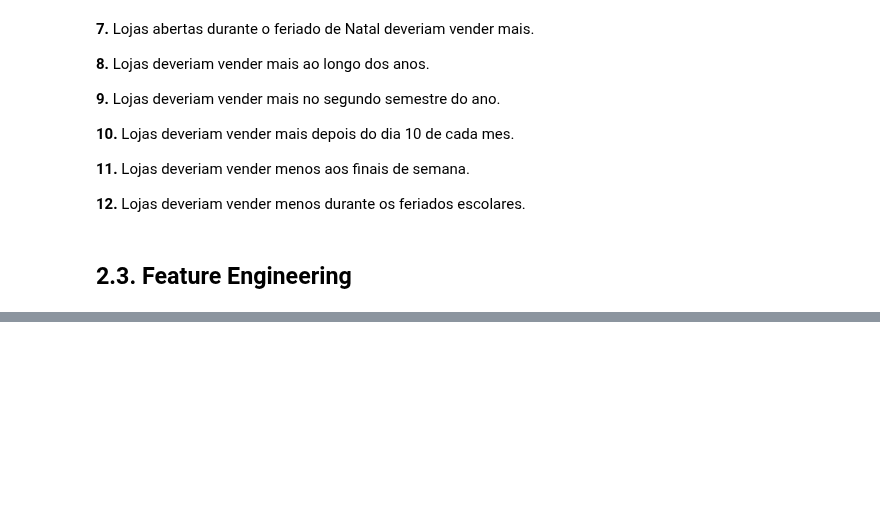
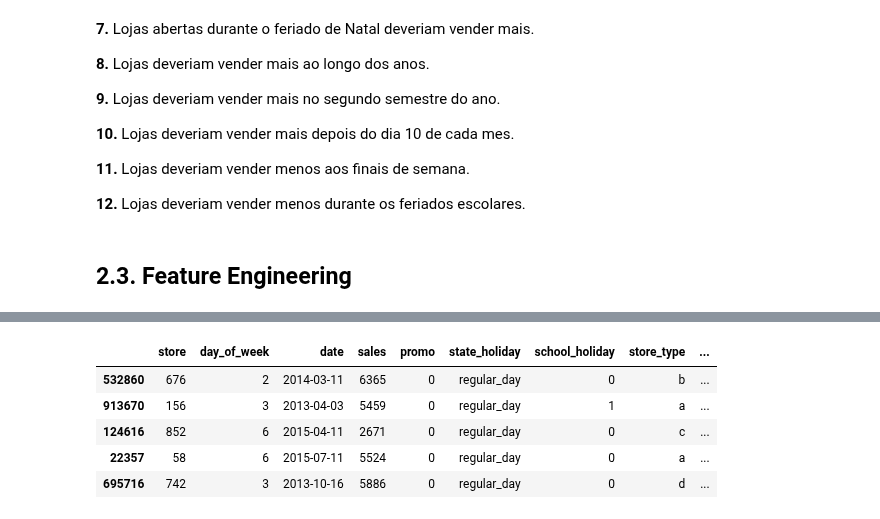
Before and after one commit to fmatholiveira/rossmann-store-sales, a Jupyter notebook: notebooks/m03_v01_store_sales_prediction.ipynb, the cells around one changed output, grey strips where cells are left out. Drawn from its saved outputs; the diff is of its cells as text; code cells hidden in the pictures; blank space fills up the shorter version.

```diff
--- a/notebooks/m03_v01_store_sales_prediction.ipynb
+++ b/notebooks/m03_v01_store_sales_prediction.ipynb
@@ -418,0 +441,9 @@ df2['state_holiday'] = df2['state_holiday'].apply(lambda x: 'public_holiday' if
+# %%
+df3.head()
+# %% [output]
+|  | store | day_of_week | date | sales | promo | state_holiday | school_holiday | store_type | ... |
+| 532860 | 676 | 2 | 2014-03-11 | 6365 | 0 | regular_day | 0 | b | ... |
+| 913670 | 156 | 3 | 2013-04-03 | 5459 | 0 | regular_day | 1 | a | ... |
+| 124616 | 852 | 6 | 2015-04-11 | 2671 | 0 | regular_day | 0 | c | ... |
+| 22357 | 58 | 6 | 2015-07-11 | 5524 | 0 | regular_day | 0 | a | ... |
+| 695716 | 742 | 3 | 2013-10-16 | 5886 | 0 | regular_day | 0 | d | ... |
```
Also changed, not shown: parts of 7 cells of this notebook.
